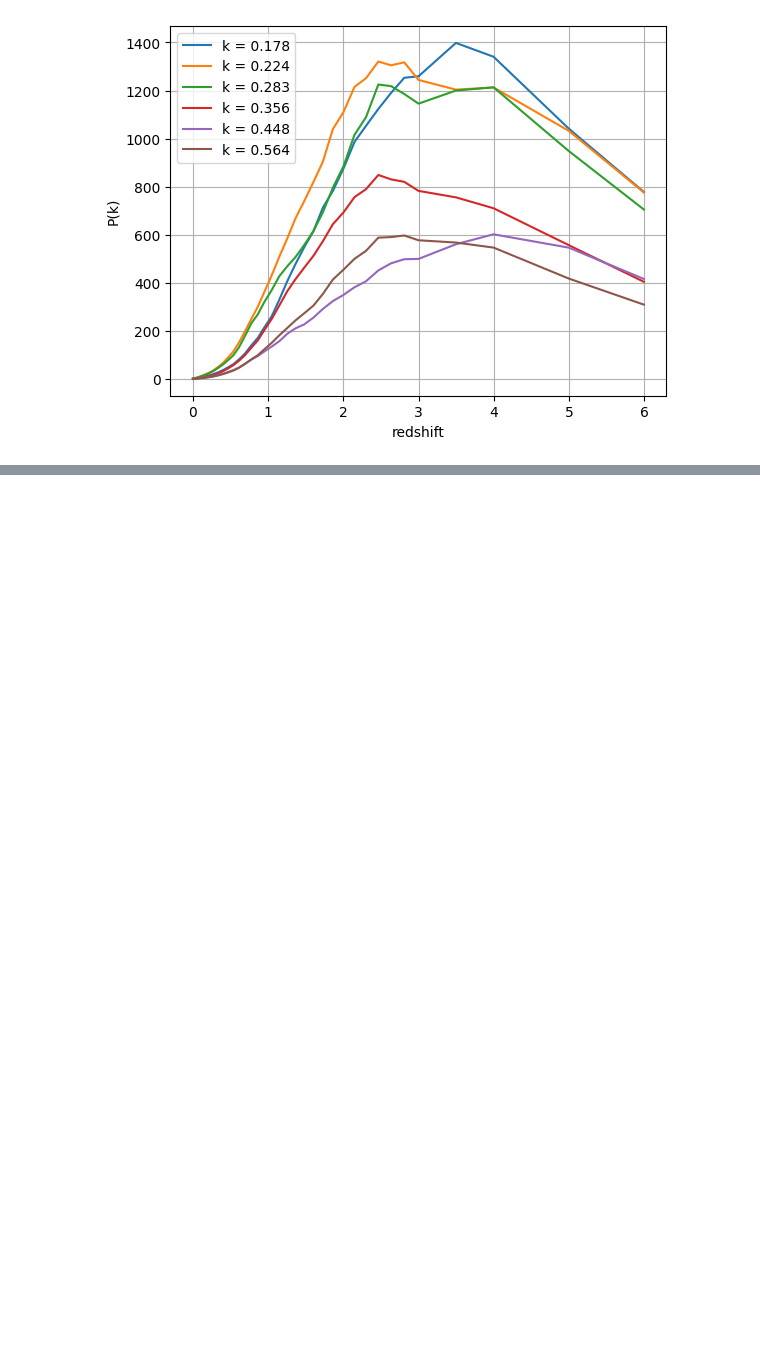
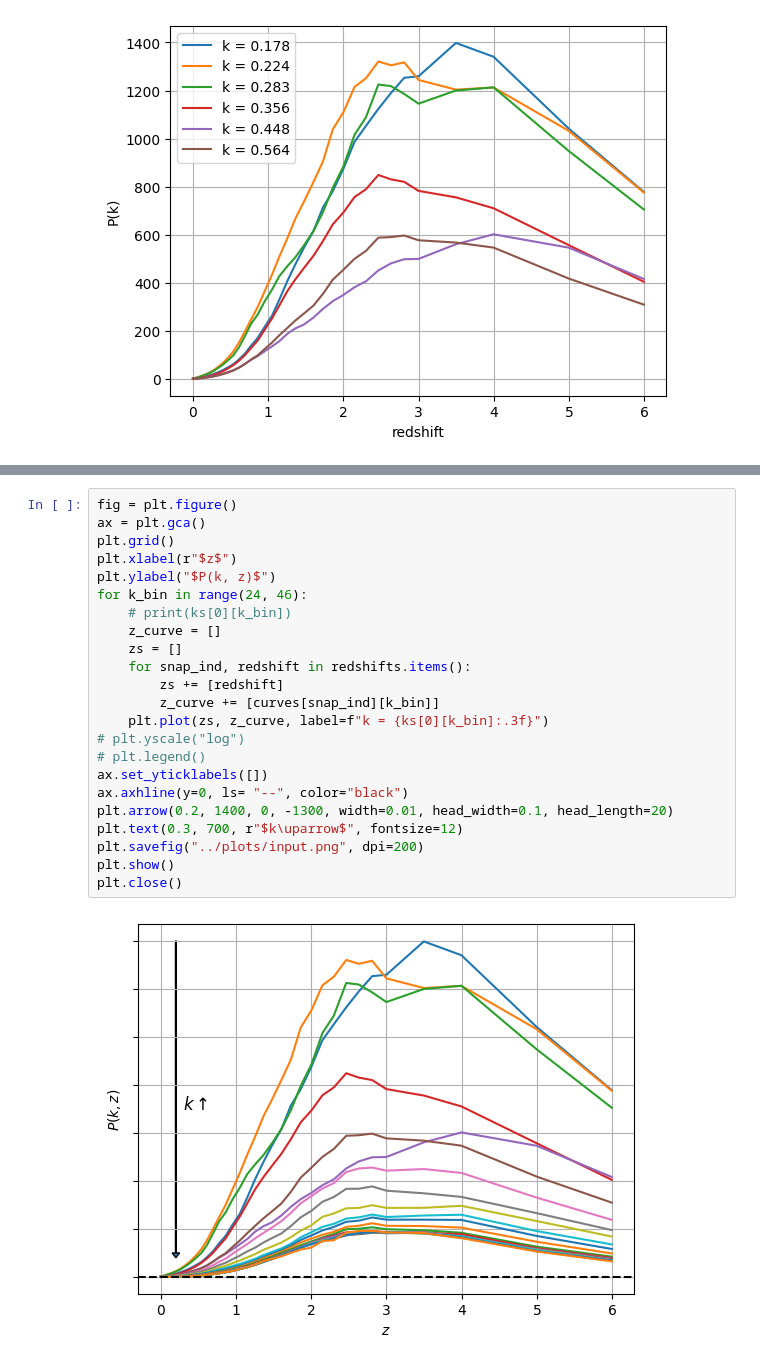
Before and after one commit to shubhagrawal30/CosmoIM, a Jupyter notebook: notebooks/misc_plots.ipynb, the cells around one changed output, grey strips where cells are left out. Cells and saved outputs as stored; diff of their text form; blank space fills up the shorter version.

```diff
--- a/notebooks/misc_plots.ipynb
+++ b/notebooks/misc_plots.ipynb
@@ -40,0 +66,25 @@ plt.close()
+# %%
+fig = plt.figure()
+ax = plt.gca()
+plt.grid()
+plt.xlabel(r"$z$")
+plt.ylabel("$P(k, z)$")
+for k_bin in range(24, 46):
+    # print(ks[0][k_bin])
+    z_curve = []
+    zs = []
+    for snap_ind, redshift in redshifts.items():
+        zs += [redshift]
+        z_curve += [curves[snap_ind][k_bin]]
+    plt.plot(zs, z_curve, label=f"k = {ks[0][k_bin]:.3f}")
+# plt.yscale("log")
+# plt.legend()
+ax.set_yticklabels([])
+ax.axhline(y=0, ls= "--", color="black")
+plt.arrow(0.2, 1400, 0, -1300, width=0.01, head_width=0.1, head_length=20)
+plt.text(0.3, 700, r"$k\uparrow$", fontsize=12)
+plt.savefig("../plots/input.png", dpi=200)
+plt.show()
+plt.close()
+# %% [output]
+[figure, added]
```
Also changed, not shown: parts of 2 cells of this notebook, 40 other files.
